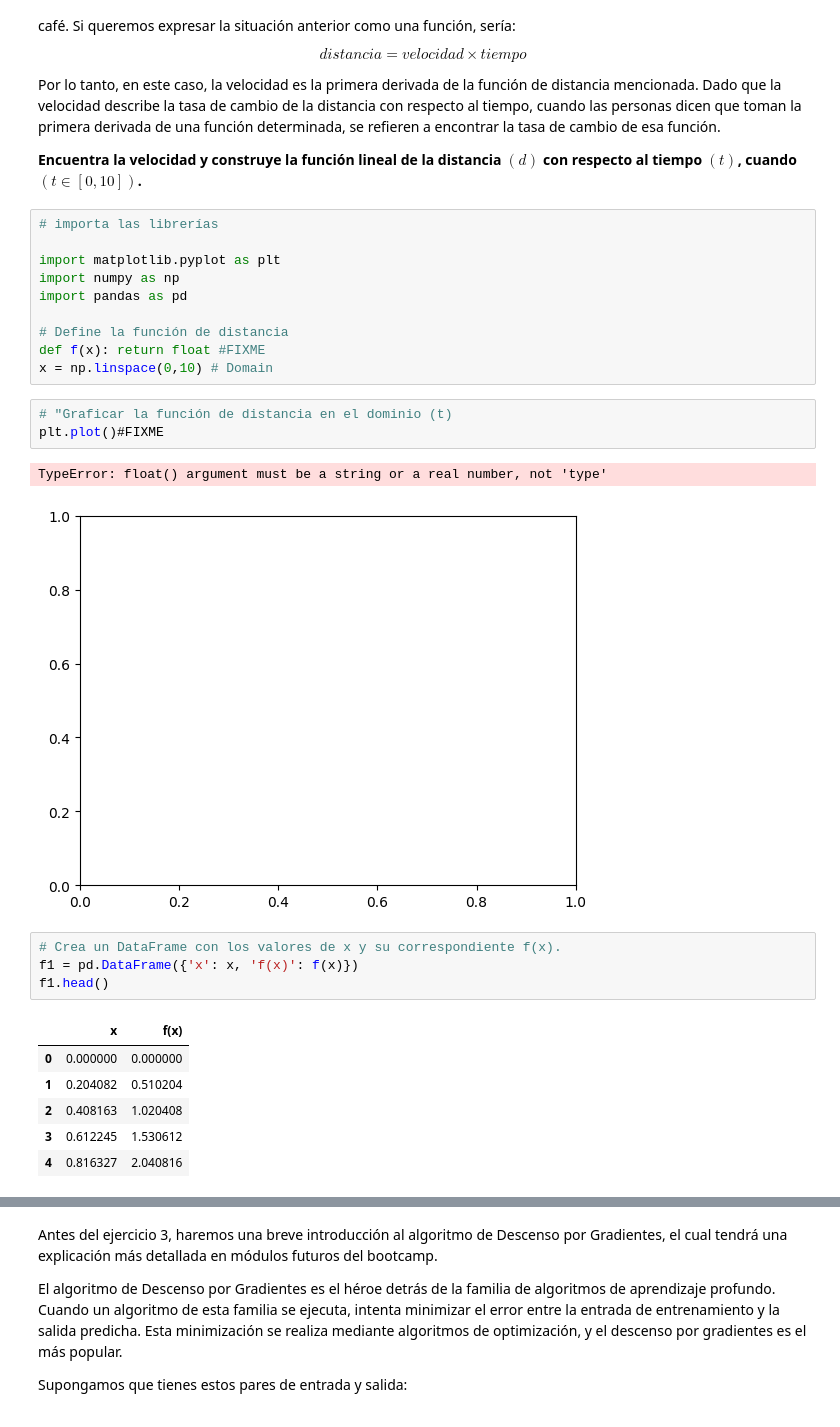
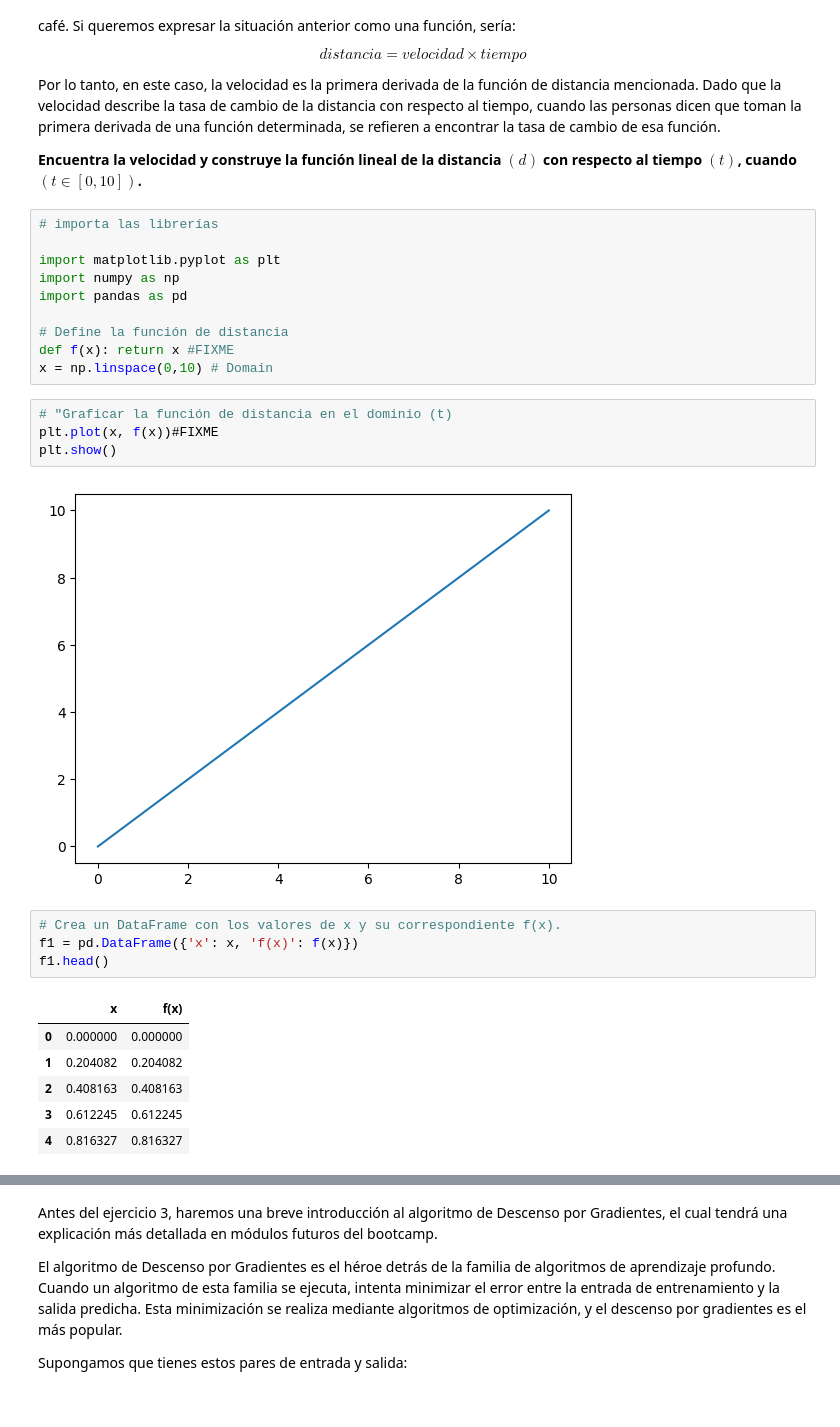
Before and after one commit to Alvaro-diez/Desarrollo-generativa, a Jupyter notebook: solutions/4. problems.es.ipynb, the cells around one changed output, grey strips where cells are left out. Drawn from its saved outputs; the diff is of its cells as text.

```diff
--- a/solutions/4. problems.es.ipynb
+++ b/solutions/4. problems.es.ipynb
@@ -31,14 +31,14 @@ import numpy as np
 import pandas as pd
 
 # Define la función de distancia
-def f(x): return float #FIXME
+def f(x): return x #FIXME
 x = np.linspace(0,10) # Domain
 # %%
 # "Graficar la función de distancia en el dominio (t)
-plt.plot()#FIXME
+plt.plot(x, f(x))#FIXME
+plt.show()
 # %% [output]
-TypeError: float() argument must be a string or a real number, not 'type'
-[figure, old version]
+[figure, new version]
 # %%
 # Crea un DataFrame con los valores de x y su correspondiente f(x).
 f1 = pd.DataFrame({'x': x, 'f(x)': f(x)})
@@ -46,10 +46,10 @@ f1.head()
 # %% [output]
 |  | x | f(x) |
 | 0 | 0.000000 | 0.000000 |
-| 1 | 0.204082 | 0.510204 |
-| 2 | 0.408163 | 1.020408 |
-| 3 | 0.612245 | 1.530612 |
-| 4 | 0.816327 | 2.040816 |
+| 1 | 0.204082 | 0.204082 |
+| 2 | 0.408163 | 0.408163 |
+| 3 | 0.612245 | 0.612245 |
+| 4 | 0.816327 | 0.816327 |
 # %% [markdown]
 ### Ejercicio 2
 
```
Also changed, not shown: parts of 21 cells of this notebook.
